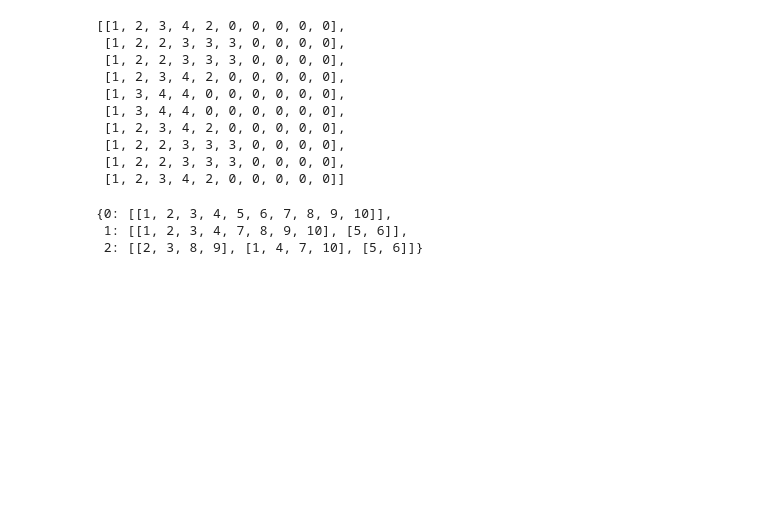
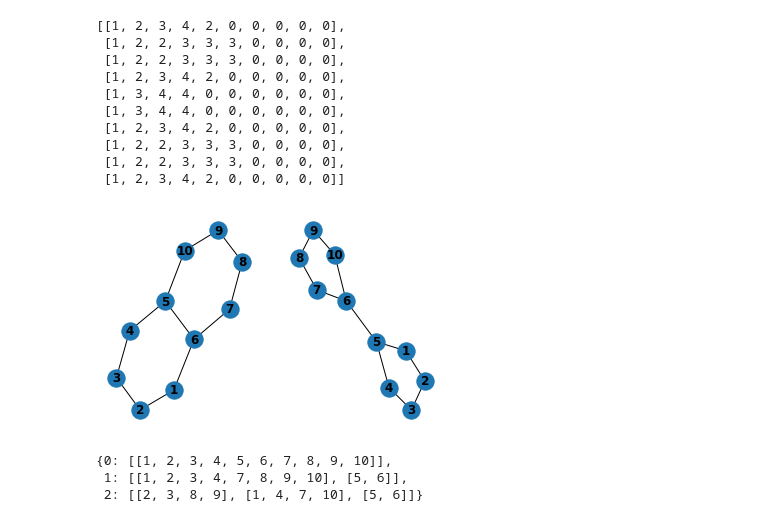
Before and after one commit to ZhangKaly/Principal-Curvature, a Jupyter notebook: notebooks/8-kz-path-poset.ipynb, the cells around one changed output. Saved outputs shown, nothing was run; the diff lists cells and outputs as text; code cells hidden in the pictures; blank space fills up the shorter version.

```diff
--- a/notebooks/8-kz-path-poset.ipynb
+++ b/notebooks/8-kz-path-poset.ipynb
@@ -164,6 +167,13 @@ path_length_num_set(alpha)
  [1, 2, 2, 3, 3, 3, 0, 0, 0, 0],
  [1, 2, 2, 3, 3, 3, 0, 0, 0, 0],
  [1, 2, 3, 4, 2, 0, 0, 0, 0, 0]]
+# %%
+subax1 = plt.subplot(121)
+nx.draw(alpha, with_labels=True, font_weight='bold')
+subax2 = plt.subplot(122)
+nx.draw(beta, with_labels=True, font_weight='bold')
+# %% [output]
+[figure, added]
 # %%
 path_length_poset(alpha)
 # %% [output]
```
Also changed, not shown: parts of 8 cells of this notebook, 2 other files.
